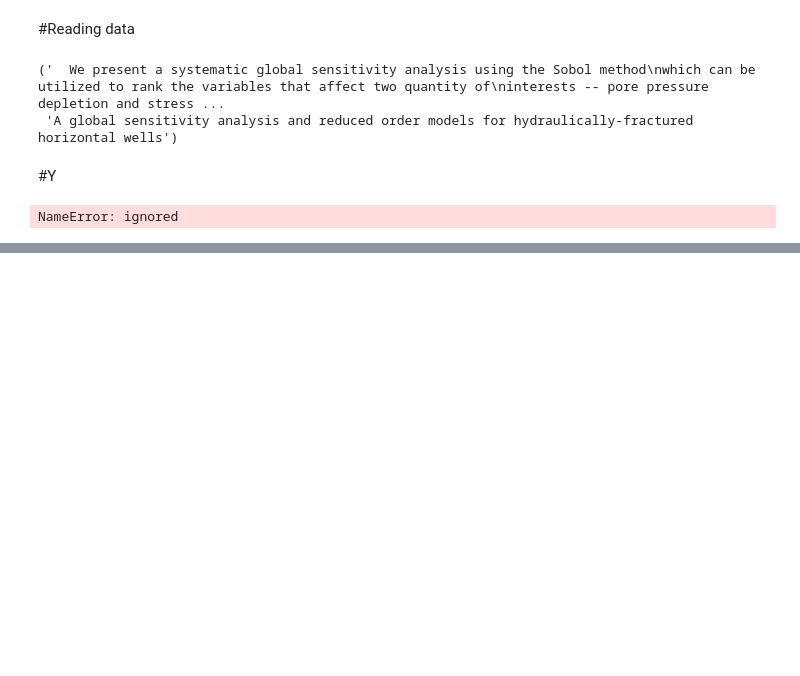
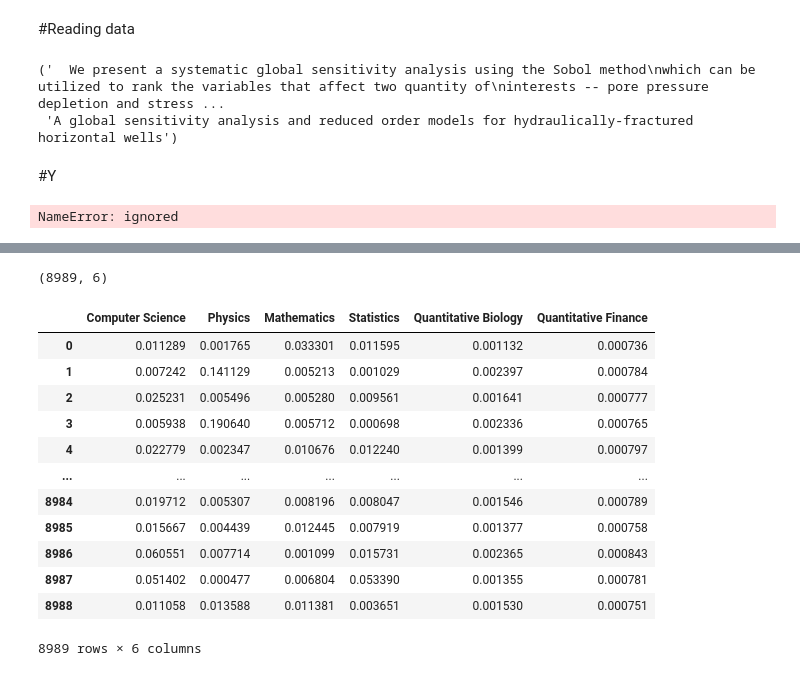
Before and after one commit to vyassuyog1/Janta-hack1, a Jupyter notebook: JantaHackLibrary.ipynb, the cells around one changed output, grey strips where cells are left out. Cells and saved outputs as stored; diff of their text form; code cells hidden in the pictures; blank space fills up the shorter version.

```diff
--- a/JantaHackLibrary.ipynb
+++ b/JantaHackLibrary.ipynb
@@ -111,0 +311,8 @@ NameError: ignored
+# %%
+checkpoint_filepath = '/content/checkpoint'
+model_checkpoint_callback = tf.keras.callbacks.ModelCheckpoint(
+    filepath=checkpoint_filepath,
+    save_weights_only=True,
+    monitor='val_acc',
+    mode='max',
+    save_best_only=True)
@@ -111,0 +372,21 @@ NameError: ignored
+# %%
+Y_pred.shape
+# %% [output]
+(8989, 6)
+# %%
+Y=pd.DataFrame(Y_pred,columns=list(df.columns[2:-1]))
+Y
+# %% [output]
+|  | Computer Science | Physics | Mathematics | Statistics | Quantitative Biology | Quantitative Finance |
+| 0 | 0.011289 | 0.001765 | 0.033301 | 0.011595 | 0.001132 | 0.000736 |
+| 1 | 0.007242 | 0.141129 | 0.005213 | 0.001029 | 0.002397 | 0.000784 |
+| 2 | 0.025231 | 0.005496 | 0.005280 | 0.009561 | 0.001641 | 0.000777 |
+| 3 | 0.005938 | 0.190640 | 0.005712 | 0.000698 | 0.002336 | 0.000765 |
+| 4 | 0.022779 | 0.002347 | 0.010676 | 0.012240 | 0.001399 | 0.000797 |
+| ... | ... | ... | ... | ... | ... | ... |
+| 8984 | 0.019712 | 0.005307 | 0.008196 | 0.008047 | 0.001546 | 0.000789 |
+| 8985 | 0.015667 | 0.004439 | 0.012445 | 0.007919 | 0.001377 | 0.000758 |
+| 8986 | 0.060551 | 0.007714 | 0.001099 | 0.015731 | 0.002365 | 0.000843 |
+| 8987 | 0.051402 | 0.000477 | 0.006804 | 0.053390 | 0.001355 | 0.000781 |
+| 8988 | 0.011058 | 0.013588 | 0.011381 | 0.003651 | 0.001530 | 0.000751 |
+8989 rows × 6 columns
```
Also changed, not shown: parts of 35 cells of this notebook.
